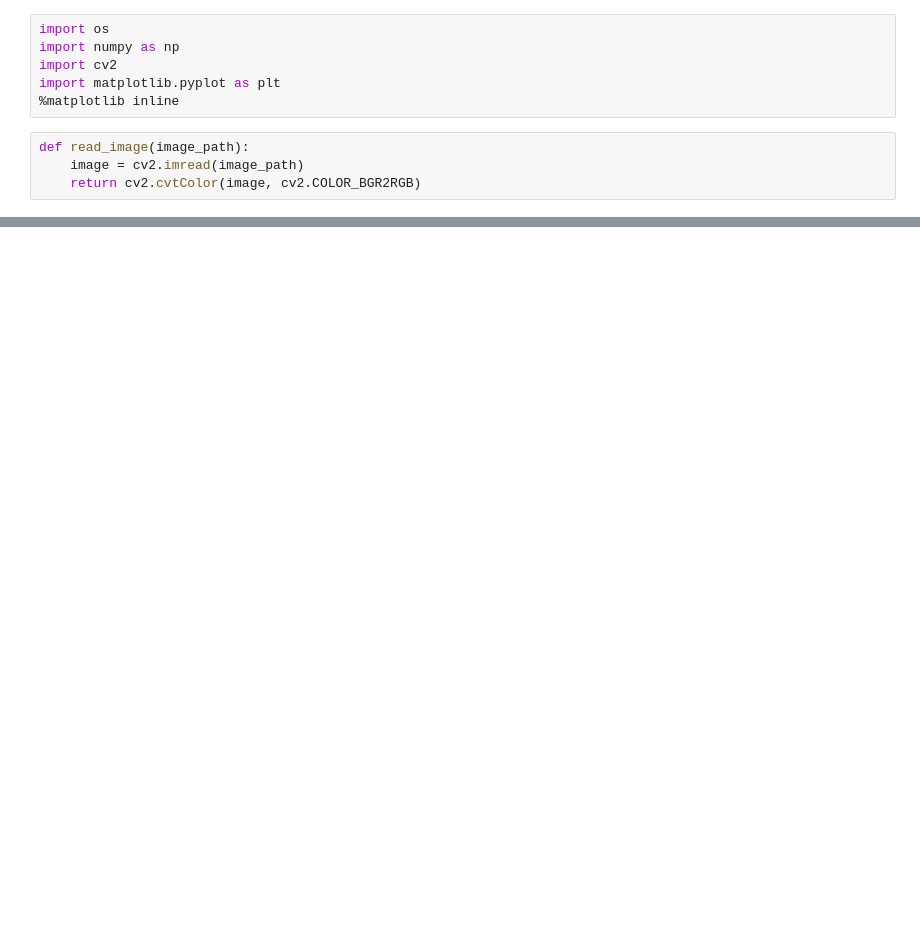
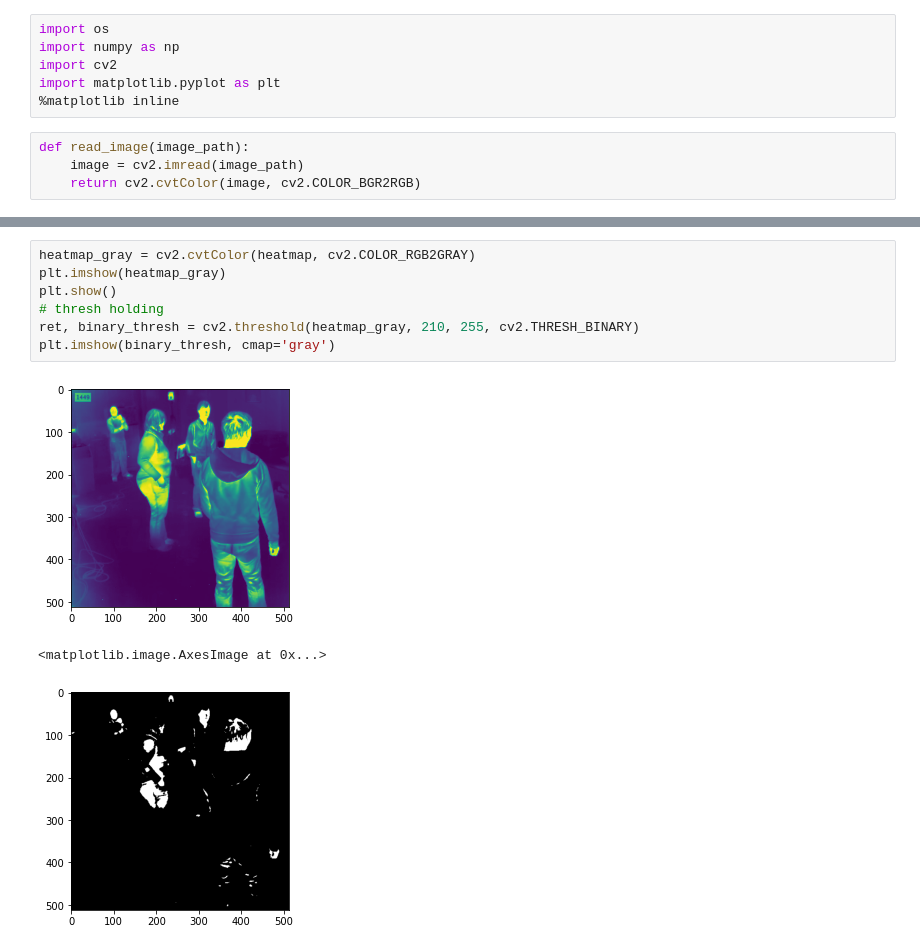
Before and after one commit to nigam-aditya/thermal_screening_project, a Jupyter notebook: thermal_screening.ipynb, the cells around one changed output, grey strips where cells are left out. Drawn from its saved outputs; the diff is of its cells as text; blank space fills up the shorter version.

```diff
--- a/thermal_screening.ipynb
+++ b/thermal_screening.ipynb
@@ -18,0 +43,11 @@ plt.imshow(image)
+# %%
+heatmap_gray = cv2.cvtColor(heatmap, cv2.COLOR_RGB2GRAY)
+plt.imshow(heatmap_gray)
+plt.show()
+# thresh holding
+ret, binary_thresh = cv2.threshold(heatmap_gray, 210, 255, cv2.THRESH_BINARY)
+plt.imshow(binary_thresh, cmap='gray')
+# %% [output]
+[figure, added]
+<matplotlib.image.AxesImage at 0x...>
+[figure, added]
```
Also changed, not shown: parts of 7 cells of this notebook.
